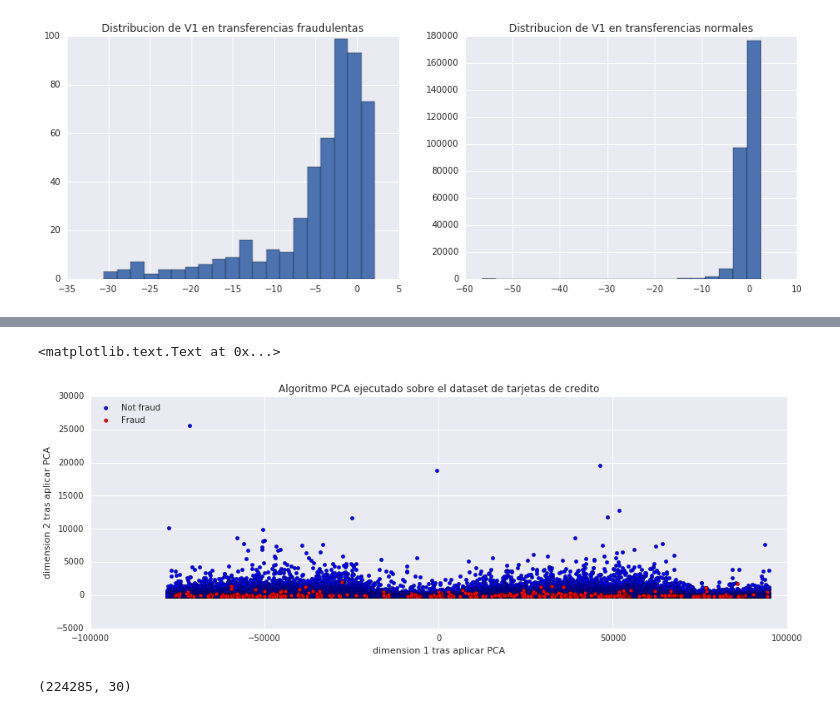
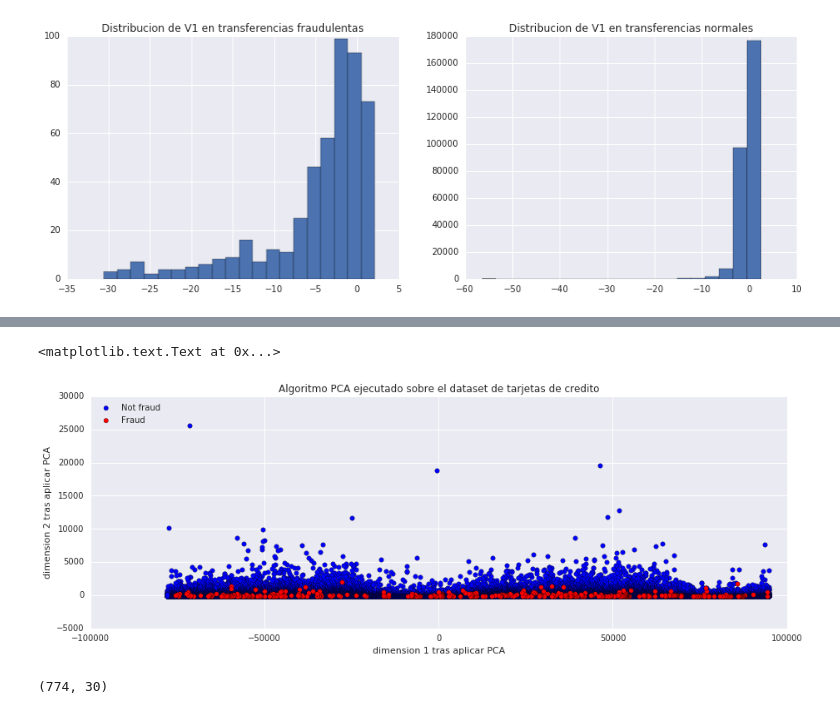
Before and after one commit to zentonllo/tfg-tensorflow, a Jupyter notebook: cloud/datalab/Keras-GCS.ipynb, the cells around one changed output, grey strips where cells are left out. Drawn from its saved outputs; the diff is of its cells as text; code cells hidden in the pictures.

```diff
--- a/cloud/datalab/Keras-GCS.ipynb
+++ b/cloud/datalab/Keras-GCS.ipynb
@@ -275,18 +237,18 @@ X = pca.fit(df_aux).transform(df_aux)
 # %%
 # Mostramos en el gráfico los dos tipos de transferencias tras obtener los resultados del PCA
 fraud = np.array(t == 1)
 not_fraud = np.array(t == 0)
 
 f, ax = plt.subplots(figsize=(15,5))
 
-ax.scatter(x = X[ not_fraud, 0], y = X[ not_fraud, 1], c = 'blue', label = 'Not fraud' )
-ax.scatter(x = X[ fraud, 0], y = X[ fraud, 1], c = 'red', label = 'Fraud')
+ax.scatter(x = X[ not_fraud, 0], y = X[ not_fraud, 1], c = 'blue', label = 'Not fraud', s=30 )
+ax.scatter(x = X[ fraud, 0], y = X[ fraud, 1], c = 'red', label = 'Fraud', s=30)
 
 ax.set_xlim(-100000, 100000)
 ax.set_xlabel('dimension 1 tras aplicar PCA')
 ax.set_ylabel('dimension 2 tras aplicar PCA')
 ax.legend(loc='upper left')
 ax.set_title('Algoritmo PCA ejecutado sobre el dataset de tarjetas de credito')
 # %% [output]
 <matplotlib.text.Text at 0x...>
-[figure, old version]
+[figure, new version]
@@ -301,10 +286,11 @@ TEST_SIZE = 0.1
 X_train, X_test, y_train, y_test = train_test_split(dataset[:,:-1], dataset[:,-1], test_size=TEST_SIZE)
 
 X_train, X_val, y_train, y_val = train_test_split(X_train, y_train, test_size=VAL_SIZE/TRAIN_SIZE)
-# %%
-X_train.shape
-# %% [output]
-(224285, 30)
+# %%
+# Dimensiones de las 3 matrices que hemos creado
+X_train.shape
+# %% [output]
+(774, 30)
 # %%
 X_val.shape
 # %% [output]
```
Also changed, not shown: parts of 20 cells of this notebook, 4 other files.
